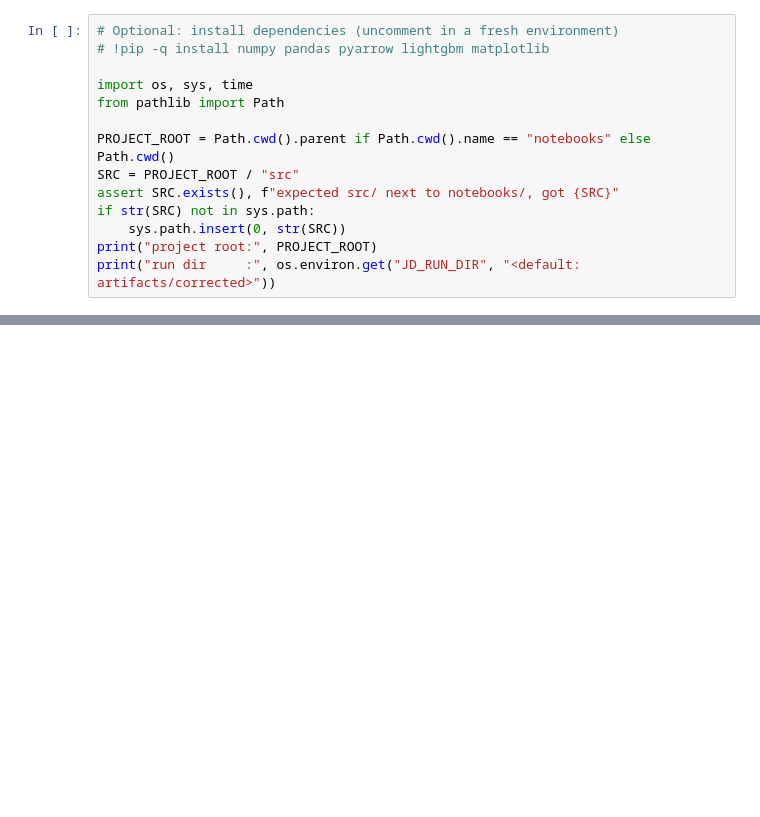
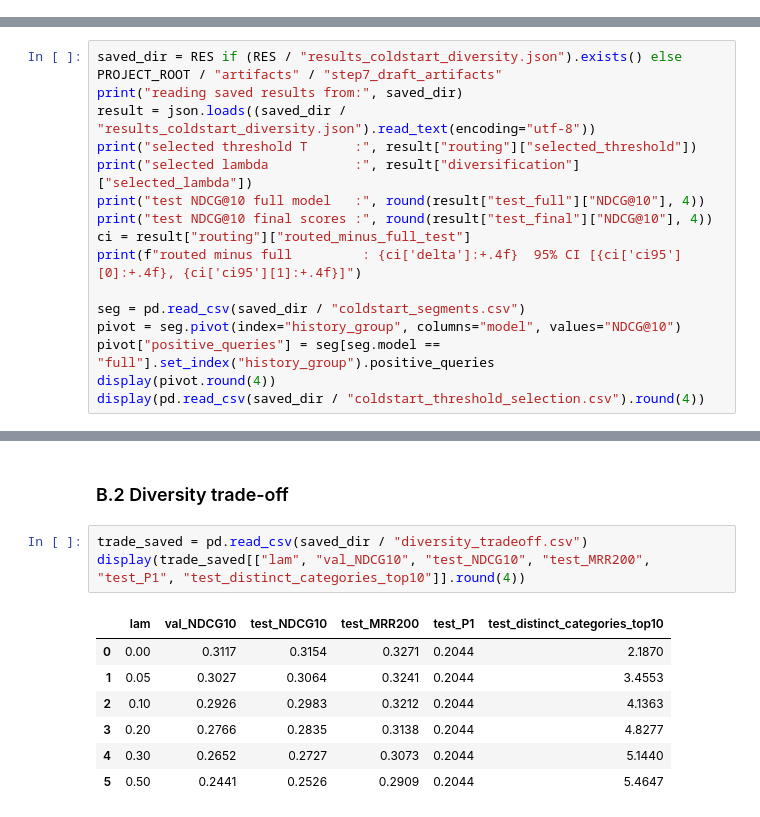
Before and after one commit to steffanylars/nus-web-mining-business-insights, a Jupyter notebook: Final Project/notebooks/Step7_ColdStart_Diversity.ipynb, the cells around one changed output, grey strips where cells are left out. Drawn from its saved outputs; the diff is of its cells as text; blank space fills up the shorter version.

```diff
--- a/Final Project/notebooks/Step7_ColdStart_Diversity.ipynb
+++ b/Final Project/notebooks/Step7_ColdStart_Diversity.ipynb
@@ -40,14 +0,0 @@ and `step7_coldstart_diversity` resolve. `config` reads the run directory from
-# %%
-# Optional: install dependencies (uncomment in a fresh environment)
-# !pip -q install numpy pandas pyarrow lightgbm matplotlib
-
-import os, sys, time
-from pathlib import Path
-
-PROJECT_ROOT = Path.cwd().parent if Path.cwd().name == "notebooks" else Path.cwd()
-SRC = PROJECT_ROOT / "src"
-assert SRC.exists(), f"expected src/ next to notebooks/, got {SRC}"
-if str(SRC) not in sys.path:
-    sys.path.insert(0, str(SRC))
-print("project root:", PROJECT_ROOT)
-print("run dir     :", os.environ.get("JD_RUN_DIR", "<default: artifacts/corrected>"))
@@ -319,0 +459,16 @@ written: ['results_coldstart_diversity.json', 'coldstart_segments.csv', 'coldsta
+# %%
+saved_dir = RES if (RES / "results_coldstart_diversity.json").exists() else PROJECT_ROOT / "artifacts" / "step7_draft_artifacts"
+print("reading saved results from:", saved_dir)
+result = json.loads((saved_dir / "results_coldstart_diversity.json").read_text(encoding="utf-8"))
+print("selected threshold T      :", result["routing"]["selected_threshold"])
+print("selected lambda           :", result["diversification"]["selected_lambda"])
+print("test NDCG@10 full model   :", round(result["test_full"]["NDCG@10"], 4))
+print("test NDCG@10 final scores :", round(result["test_final"]["NDCG@10"], 4))
+ci = result["routing"]["routed_minus_full_test"]
+print(f"routed minus full         : {ci['delta']:+.4f}  95% CI [{ci['ci95'][0]:+.4f}, {ci['ci95'][1]:+.4f}]")
+
+seg = pd.read_csv(saved_dir / "coldstart_segments.csv")
+pivot = seg.pivot(index="history_group", columns="model", values="NDCG@10")
+pivot["positive_queries"] = seg[seg.model == "full"].set_index("history_group").positive_queries
+display(pivot.round(4))
+display(pd.read_csv(saved_dir / "coldstart_threshold_selection.csv").round(4))
@@ -319,0 +499,13 @@ written: ['results_coldstart_diversity.json', 'coldstart_segments.csv', 'coldsta
+# %% [markdown]
+### B.2 Diversity trade-off
+# %%
+trade_saved = pd.read_csv(saved_dir / "diversity_tradeoff.csv")
+display(trade_saved[["lam", "val_NDCG10", "test_NDCG10", "test_MRR200", "test_P1", "test_distinct_categories_top10"]].round(4))
+# %% [output]
+|  | lam | val_NDCG10 | test_NDCG10 | test_MRR200 | test_P1 | test_distinct_categories_top10 |
+| 0 | 0.00 | 0.3117 | 0.3154 | 0.3271 | 0.2044 | 2.1870 |
+| 1 | 0.05 | 0.3027 | 0.3064 | 0.3241 | 0.2044 | 3.4553 |
+| 2 | 0.10 | 0.2926 | 0.2983 | 0.3212 | 0.2044 | 4.1363 |
+| 3 | 0.20 | 0.2766 | 0.2835 | 0.3138 | 0.2044 | 4.8277 |
+| 4 | 0.30 | 0.2652 | 0.2727 | 0.3073 | 0.2044 | 5.1440 |
+| 5 | 0.50 | 0.2441 | 0.2526 | 0.2909 | 0.2044 | 5.4647 |
```
Also changed, not shown: parts of 51 cells of this notebook, 13 other files.
